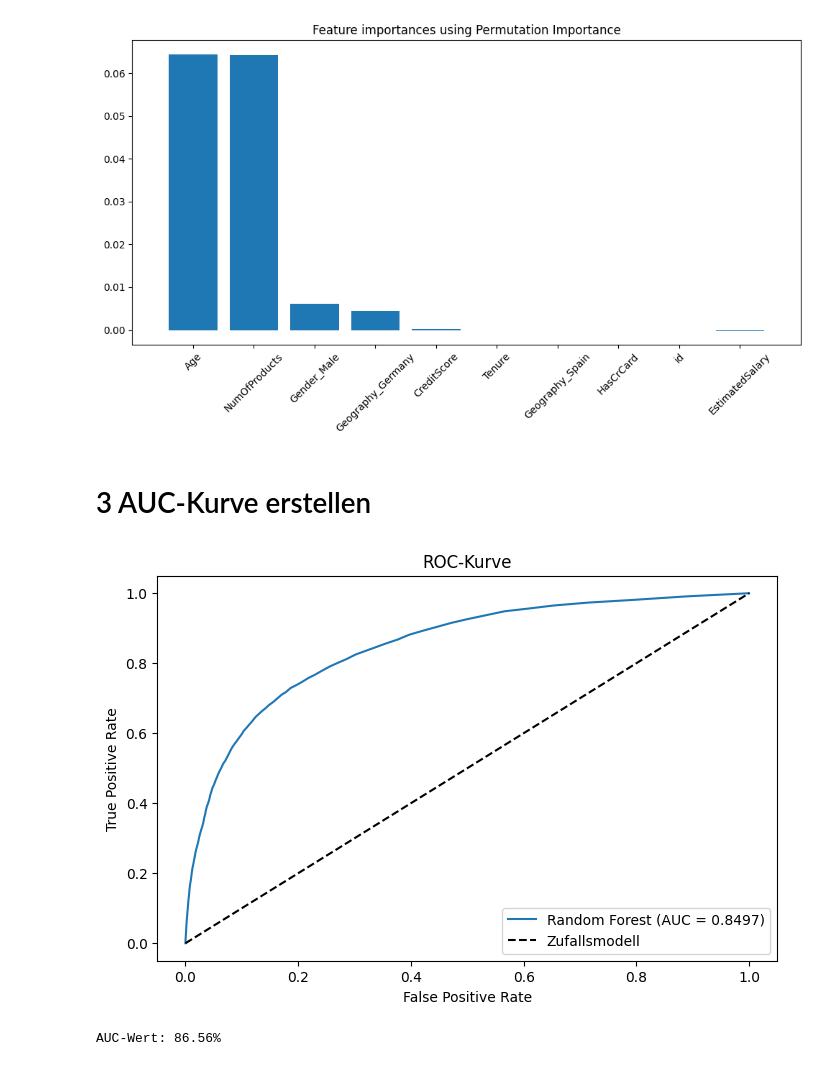
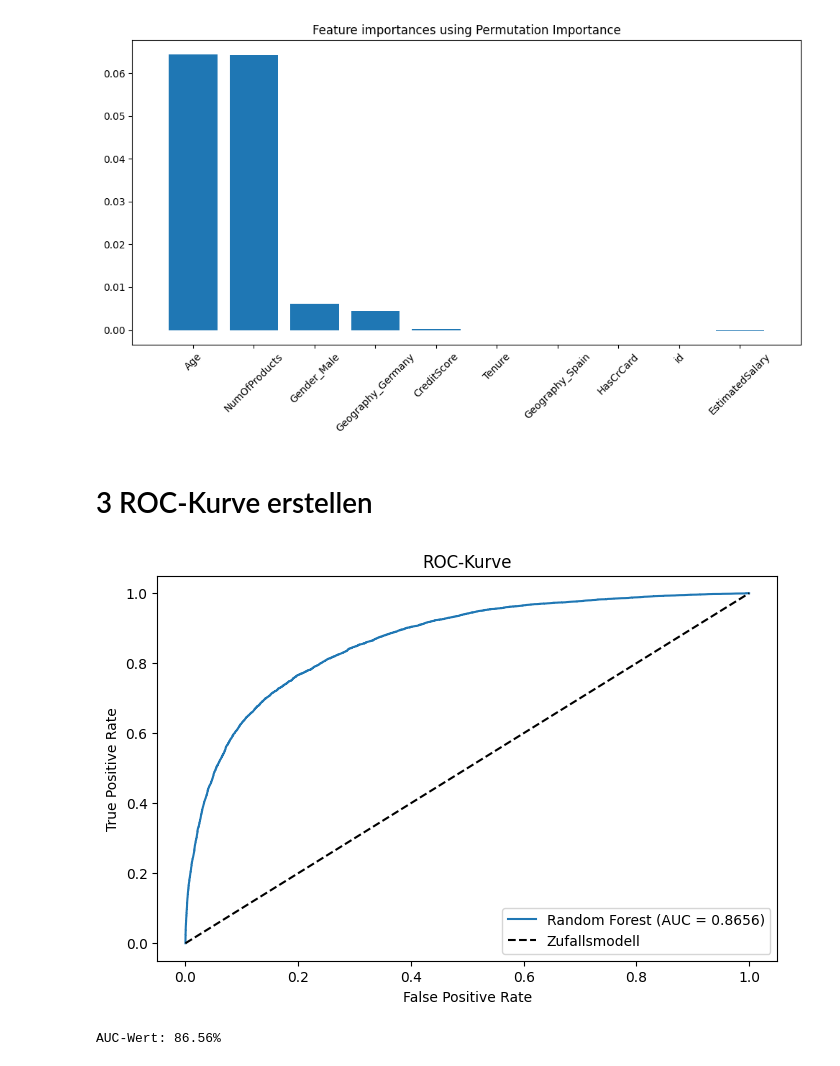
Before and after one commit to Oskar1324/churn-prediction-project, a Jupyter notebook: churn_project_1.ipynb, the cells around one changed output. Saved outputs shown, nothing was run; the diff lists cells and outputs as text; code cells hidden in the pictures.

```diff
--- a/churn_project_1.ipynb
+++ b/churn_project_1.ipynb
@@ -206,24 +206,27 @@ plt.show()
 # %% [output]
 [figure]
 # %% [markdown]
-# 3 AUC-Kurve erstellen
+# 3 ROC-Kurve erstellen
 # %%
 from sklearn.metrics import roc_auc_score, roc_curve
 import matplotlib.pyplot as plt
 # %%
+y_prob = model.predict_proba(X_test_encoded)[:, 1]
+auc = metrics.roc_auc_score(y_test, y_prob)
+
 # ROC-Kurve plotten
 fpr, tpr, _ = metrics.roc_curve(y_test, y_prob)
 
 plt.figure(figsize=(8, 5))
 plt.plot(fpr, tpr, label=f"Random Forest (AUC = {auc:.4f})")
 plt.plot([0, 1], [0, 1], "k--", label="Zufallsmodell")
 plt.xlabel("False Positive Rate")
 plt.ylabel("True Positive Rate")
 plt.title("ROC-Kurve")
 plt.legend()
 plt.show()
 # %% [output]
-[figure, old version]
+[figure, new version]
 # %%
 # AUC berechnen – dafür brauchen wir Wahrscheinlichkeiten, nicht nur 0/1
 y_prob = model.predict_proba(X_test_encoded)[:, 1]
```
Also changed, not shown: parts of 7 cells of this notebook.
